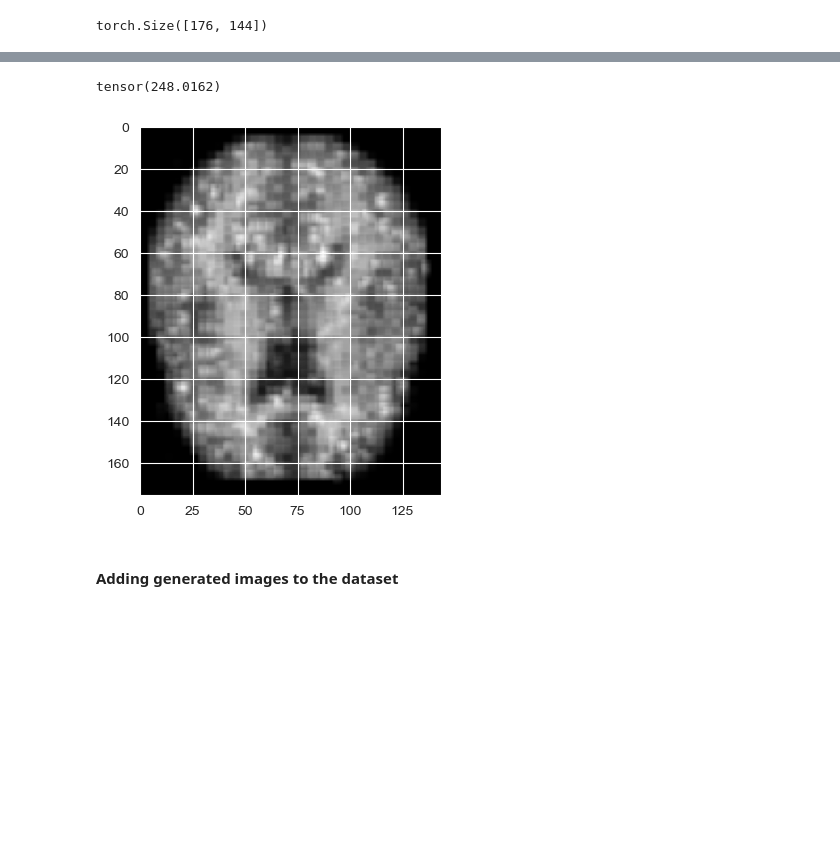
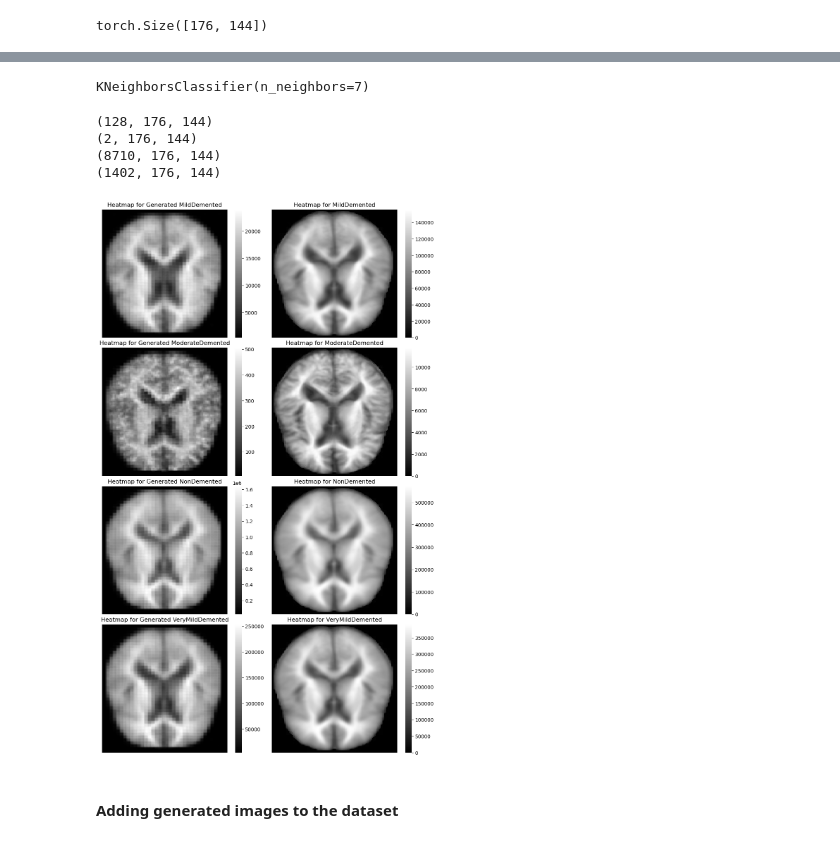
Before and after one commit to lazarovziv/ML-Pipeline, a Jupyter notebook: notebook.ipynb, the cells around one changed output, grey strips where cells are left out. Drawn from its saved outputs; the diff is of its cells as text; code cells hidden in the pictures; blank space fills up the shorter version.

```diff
--- a/notebook.ipynb
+++ b/notebook.ipynb
@@ -694,5 +691,5 @@ def train(model, optimizer, loss, epochs, regularization_lambda, dataloader, dat
 # %%
-encoded_dim = 64
+encoded_dim = 128
 initial_out_channels = 4
 autoencoder = AutoEncoder(in_channels=1, encoded_dim=encoded_dim, initial_out_channels=initial_out_channels).to(device)
 encoder = autoencoder.encoder
@@ -800,7 +799,7 @@ for i in range(len(classes)):
     sns.heatmap(generated_heatmap, ax=ax_generated, cmap='gray')
     sns.heatmap(original_heatmap, ax=ax_original, cmap='gray')
 
-    ax_generated.set_title(f'Heatmap for Generated {classes[i]}')
+    ax_generated.set_title(f'Heatmap for Decoded {classes[i]}')
     ax_generated.get_yaxis().set_visible(False)
     ax_generated.get_xaxis().set_visible(False)
 
@@ -812,11 +811,55 @@ for i in range(len(classes)):
+# %%
+from sklearn.neighbors import KNeighborsClassifier
+
+k_neighbors = 7
+knn = KNeighborsClassifier(n_neighbors=k_neighbors)
+knn.fit(images.reshape(images.shape[0], -1), images_labels)
+# %% [output]
+KNeighborsClassifier(n_neighbors=7)
+# %%
+@torch.no_grad()
+def generate_images():
+    # generate
+    generated_images = decoder(torch.randn((len(images), encoded_dim)).to(device=device, dtype=torch.float32)).squeeze().cpu().numpy()
+    # label each image by k nearest images in the original dataset
+    generated_labels = knn.predict(generated_images.reshape(generated_images.shape[0], -1))
+
+    return generated_images, generated_labels
 # %%
-with torch.no_grad():
-    generated_image_to_plot = decoder(torch.randn((len(images), encoded_dim)).to(device=device, dtype=torch.float32)).squeeze().cpu()[0]
-    print(generated_image_to_plot.max())
-    plt.imshow(generated_image_to_plot, cmap='gray')
+generated_images, generated_labels = generate_images()
+gi, gl = generate_images()
+generated_images, generated_labels = np.concatenate((generated_images, gi), axis=0), np.concatenate((generated_labels, gl), axis=0)
+
+fig, axes = plt.subplots(4, 2, figsize=(10, 16), sharey=True, sharex=True)
+fig.tight_layout()
+
+for i in range(len(classes)):
+    ax_generated = axes[i, 0]
+    ax_original = axes[i, 1]
+
+    generated_class_images = generated_images.squeeze()[np.where(generated_labels == i)]
+    print(generated_class_images.shape)
+    original_class_images = images[np.where(images_labels == i)]
+
+    original_heatmap = np.sum(original_class_images, axis=0)
+    generated_heatmap = np.sum(generated_class_images, axis=0)
+
+    sns.heatmap(generated_heatmap, ax=ax_generated, cmap='gray')
+    sns.heatmap(original_heatmap, ax=ax_original, cmap='gray')
+
+    ax_generated.set_title(f'Heatmap for Generated {classes[i]}')
+    ax_generated.get_yaxis().set_visible(False)
+    ax_generated.get_xaxis().set_visible(False)
+
+    ax_original.set_title(f'Heatmap for {classes[i]}')
+    ax_original.get_yaxis().set_visible(False)
+    ax_original.get_xaxis().set_visible(False)
 # %% [output]
-tensor(248.0162)
+(128, 176, 144)
+(2, 176, 144)
+(8710, 176, 144)
+(1402, 176, 144)
-[figure, old version]
+[figure, new version]
 # %% [markdown]
 #### Adding generated images to the dataset
 # %%
```
Also changed, not shown: parts of 22 cells of this notebook.
